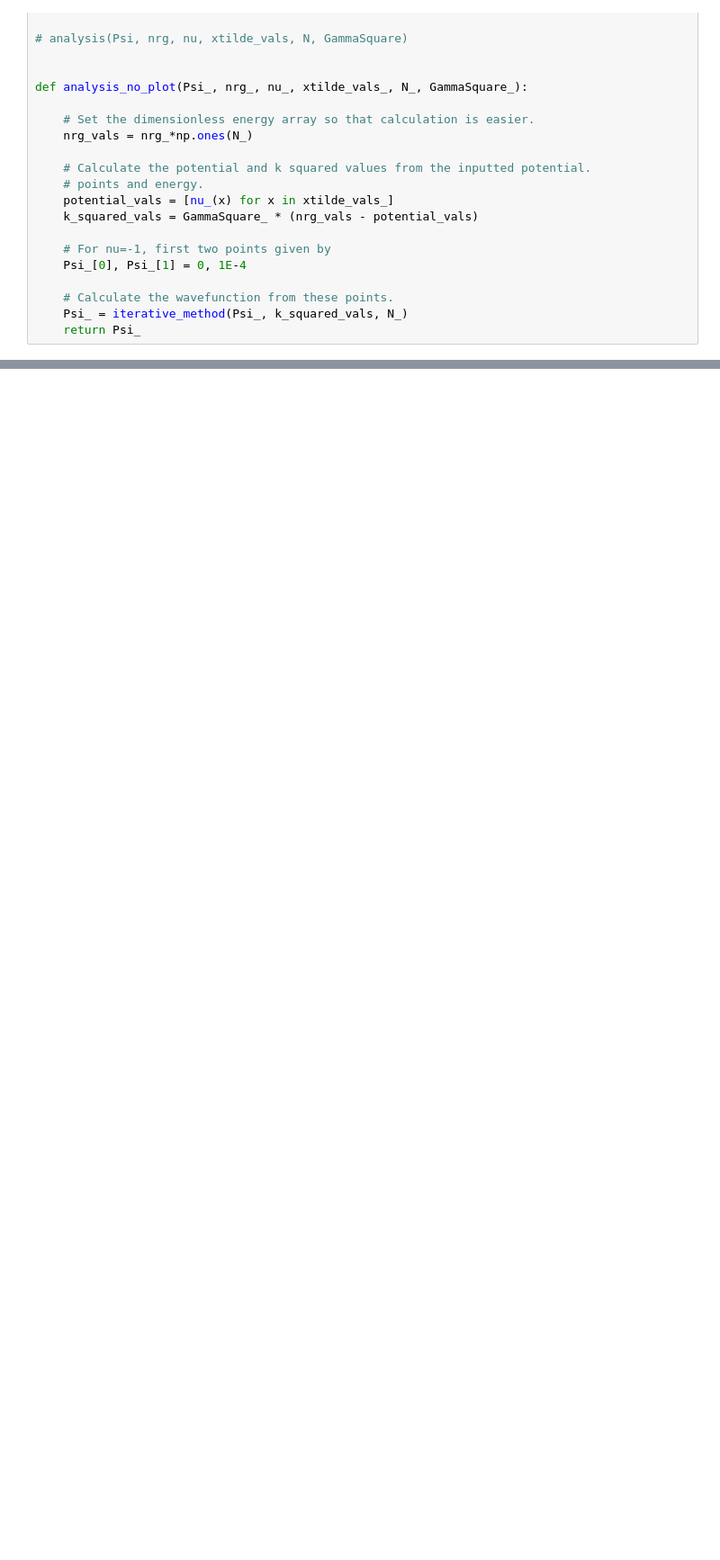
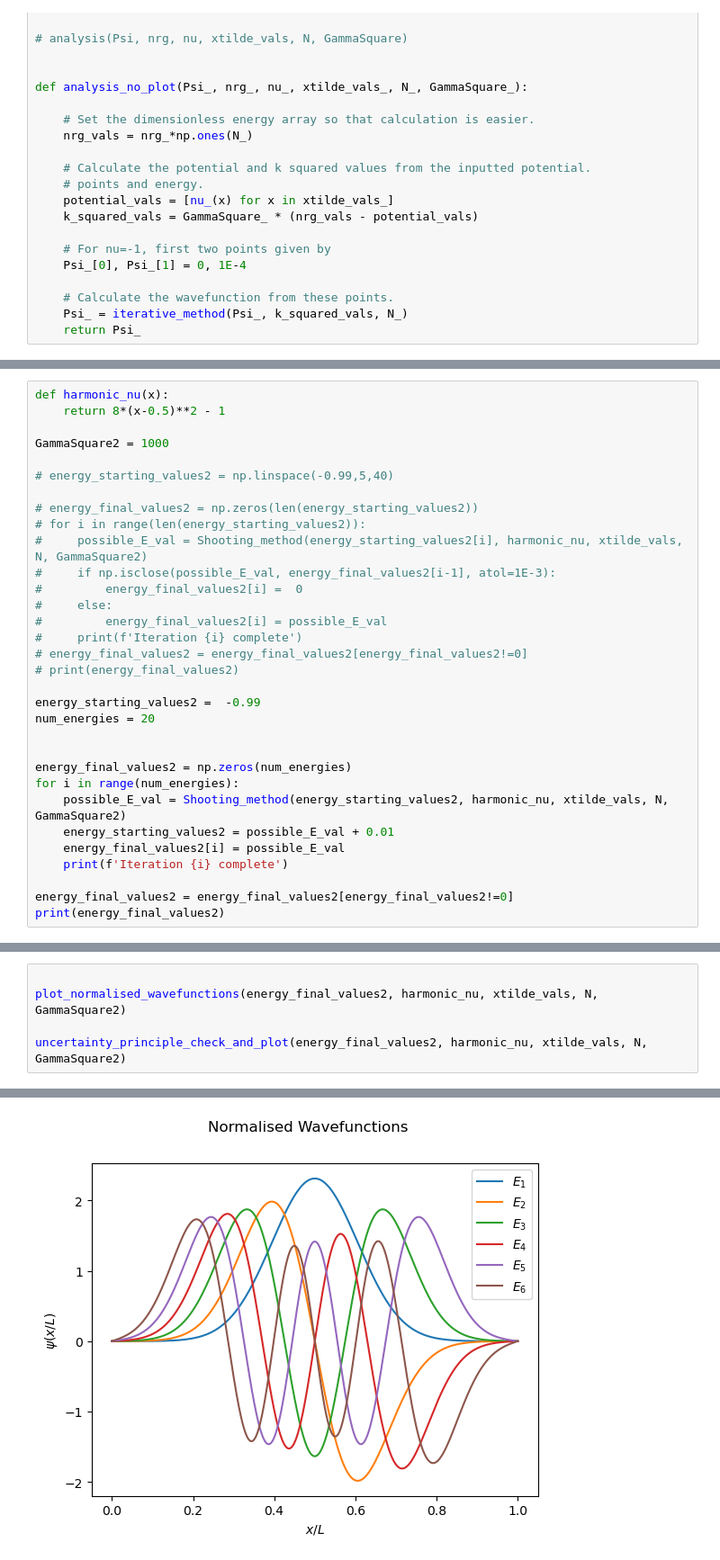
Before and after one commit to DavidLawton04/MuchStuff, a Jupyter notebook: Junior Sophister/JS Labs/Comp Lab/Comp_Lab_David_Lawton.ipynb, the cells around one changed output, grey strips where cells are left out. Shown at 90% size. Saved outputs shown, nothing was run; the diff lists cells and outputs as text; blank space fills up the shorter version.

```diff
--- a/Junior Sophister/JS Labs/Comp Lab/Comp_Lab_David_Lawton.ipynb
+++ b/Junior Sophister/JS Labs/Comp Lab/Comp_Lab_David_Lawton.ipynb
@@ -409,0 +427,32 @@ Uncertainty principle satisfied for E_3.944700000000305
+# %%
+def harmonic_nu(x):
+    return 8*(x-0.5)**2 - 1
+
+GammaSquare2 = 1000
+
+# energy_starting_values2 = np.linspace(-0.99,5,40)
+
+# energy_final_values2 = np.zeros(len(energy_starting_values2))
+# for i in range(len(energy_starting_values2)):
+#     possible_E_val = Shooting_method(energy_starting_values2[i], harmonic_nu, xtilde_vals, N, GammaSquare2)
+#     if np.isclose(possible_E_val, energy_final_values2[i-1], atol=1E-3):
+#         energy_final_values2[i] =  0
+#     else:
+#         energy_final_values2[i] = possible_E_val
+#     print(f'Iteration {i} complete')
+# energy_final_values2 = energy_final_values2[energy_final_values2!=0]
+# print(energy_final_values2)
+
+energy_starting_values2 =  -0.99
+num_energies = 20
+
+
+energy_final_values2 = np.zeros(num_energies)
+for i in range(num_energies):
+    possible_E_val = Shooting_method(energy_starting_values2, harmonic_nu, xtilde_vals, N, GammaSquare2)
+    energy_starting_values2 = possible_E_val + 0.01
+    energy_final_values2[i] = possible_E_val
+    print(f'Iteration {i} complete')
+
+energy_final_values2 = energy_final_values2[energy_final_values2!=0]
+print(energy_final_values2)
@@ -409,0 +477,6 @@ Uncertainty principle satisfied for E_3.944700000000305
+# %%
+
+plot_normalised_wavefunctions(energy_final_values2, harmonic_nu, xtilde_vals, N, GammaSquare2)
+
+uncertainty_principle_check_and_plot(energy_final_values2, harmonic_nu, xtilde_vals, N, GammaSquare2)
+# %% [output]
@@ -409,0 +495 @@ Uncertainty principle satisfied for E_3.944700000000305
+[figure, added]
```
Also changed, not shown: parts of 9 cells of this notebook, 1 other file.
